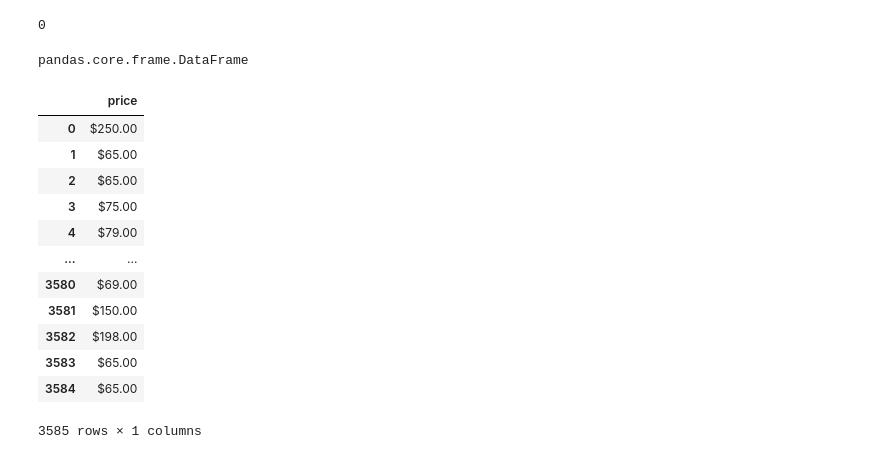
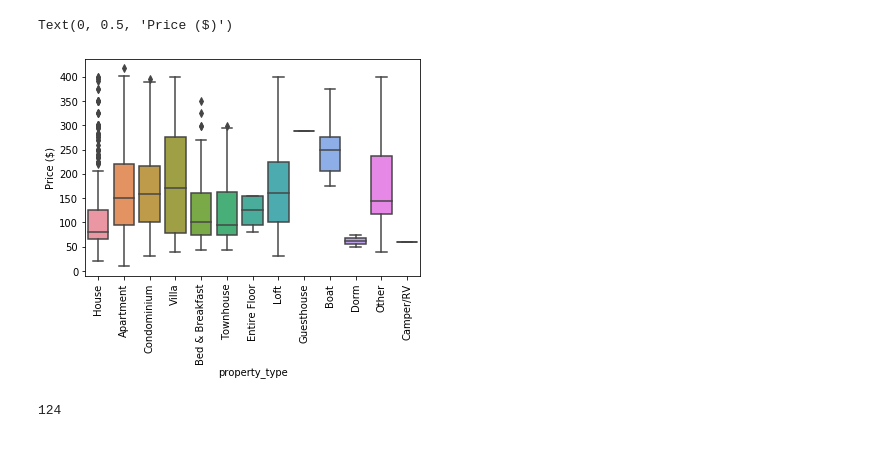
Before and after one commit to mdsohelmahmood/Statistics, a Jupyter notebook: Outlier_detection_WIP.ipynb, the cells around one changed output. Drawn from its saved outputs; the diff is of its cells as text; code cells hidden in the pictures.

```diff
--- a/Outlier_detection_WIP.ipynb
+++ b/Outlier_detection_WIP.ipynb
@@ -39,0 +24,26 @@ Index(['id', 'listing_url', 'scrape_id', 'last_scraped', 'name', 'summary',
+# %%
+def remove_outlier_IQR(df):
+    Q1=df.quantile(0.25)
+    Q3=df.quantile(0.75)
+    IQR=Q3-Q1
+    df_final=df[~((df<(Q1-1.5*IQR)) | (df>(Q3+1.5*IQR)))]
+    return df_final
+# %%
+df_outlier_removed=remove_outlier_IQR(df.price)
+df_outlier_removed=pd.DataFrame(df_outlier_removed)
+ind_diff=df.index.difference(df_outlier_removed.index)
+
+for i in range(0, len(ind_diff),1):
+    df_final=df.drop([ind_diff[i]])
+    df=df_final
+
+sns.boxplot(y='price', x='property_type',data=df_final)
+plt.xticks(rotation=90)
+plt.ylabel('Price ($)')
+# %% [output]
+Text(0, 0.5, 'Price ($)')
+[figure, added]
+# %%
+len(ind_diff)
+# %% [output]
+124
@@ -42,4 +62,0 @@ df['price']=df['price'].str.replace('$','')
-# %%
-df['price'].isnull().sum()
-# %% [output]
-0
@@ -49,4 +62,0 @@ df=pd.DataFrame(df)
-# %%
-type(df)
-# %% [output]
-pandas.core.frame.DataFrame
@@ -58,16 +62,0 @@ df_final=df[~((df<(Q1-1.5*IQR)) | (df>(Q3+1.5*IQR)))]
-# %%
-df_final
-# %% [output]
-|  | price |
-| 0 | $250.00 |
-| 1 | $65.00 |
-| 2 | $65.00 |
-| 3 | $75.00 |
-| 4 | $79.00 |
-| ... | ... |
-| 3580 | $69.00 |
-| 3581 | $150.00 |
-| 3582 | $198.00 |
-| 3583 | $65.00 |
-| 3584 | $65.00 |
-3585 rows × 1 columns
```
Also changed, not shown: parts of 22 cells of this notebook.
